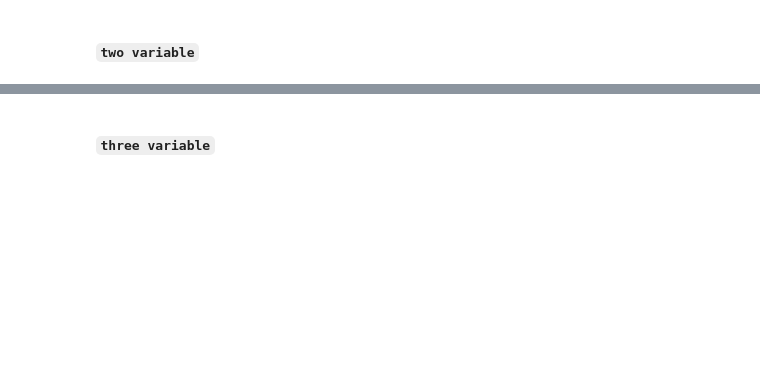
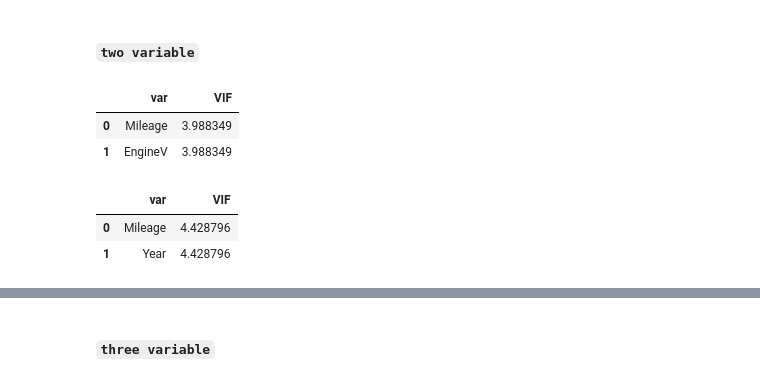
Before and after one commit to manujjoshi/Assignments, a Jupyter notebook: Assignment_for_Sklearn_LinearRegression.ipynb, the cells around one changed output, grey strips where cells are left out. Saved outputs shown, nothing was run; the diff lists cells and outputs as text; code cells hidden in the pictures; blank space fills up the shorter version.

```diff
--- a/Assignment_for_Sklearn_LinearRegression.ipynb
+++ b/Assignment_for_Sklearn_LinearRegression.ipynb
@@ -718,5 +687,19 @@ Notes:
 strong multicollinearity or other numerical problems.
 # %% [markdown]
 #### `two variable`
+# %%
+X = data[['Mileage','EngineV']]
+cal_vif(X)
+# %% [output]
+|  | var | VIF |
+| 0 | Mileage | 3.988349 |
+| 1 | EngineV | 3.988349 |
+# %%
+X = data[['Mileage','Year']]
+cal_vif(X)
+# %% [output]
+|  | var | VIF |
+| 0 | Mileage | 4.428796 |
+| 1 | Year | 4.428796 |
 # %%
 for col in ['EngineV','Year']:
```
Also changed, not shown: parts of 56 cells of this notebook, 1 other file.
